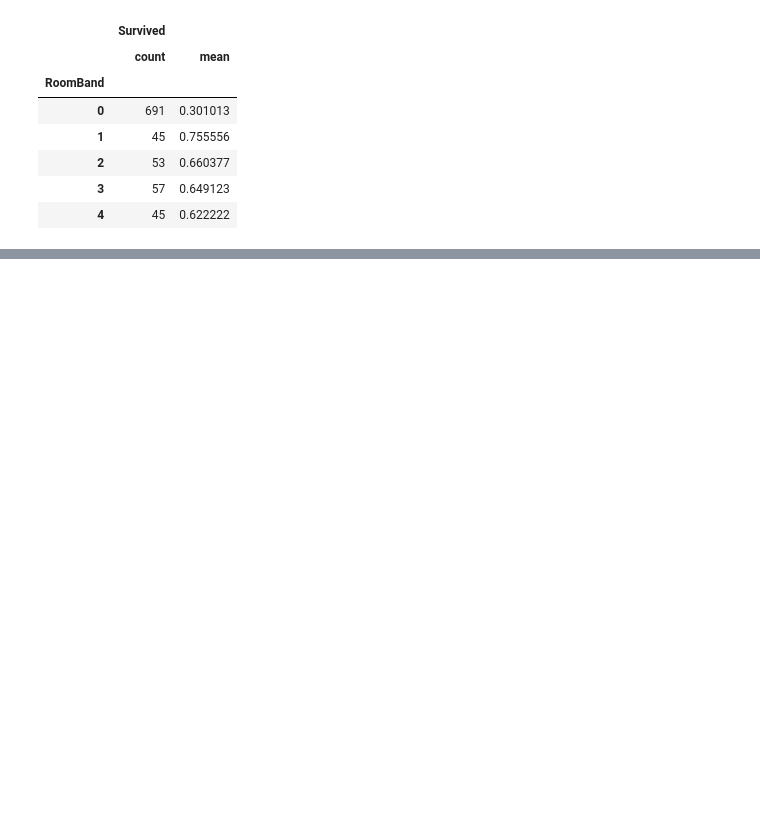
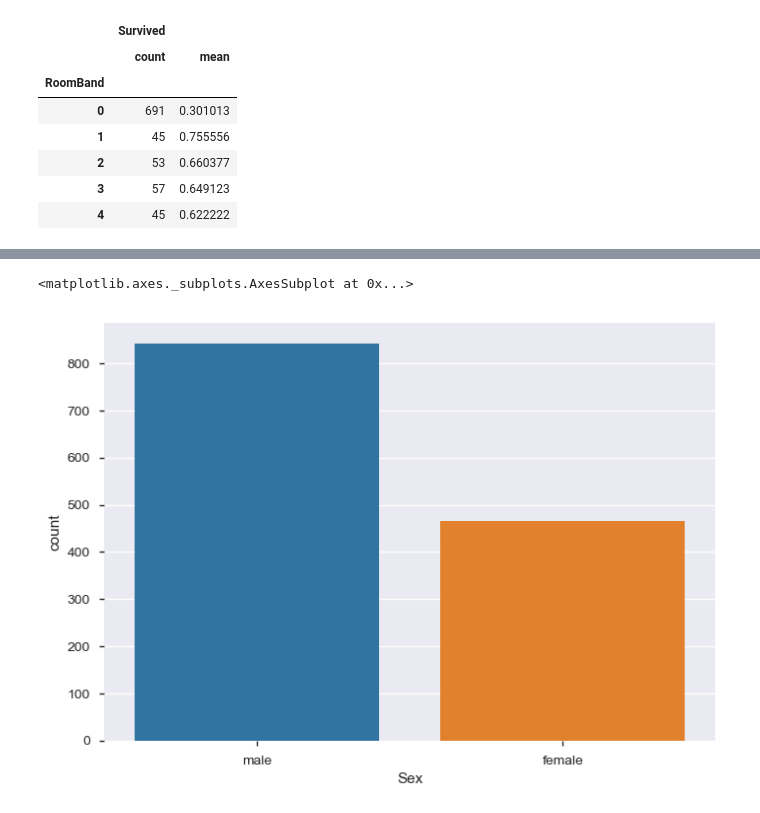
Before and after one commit to aki-06/XGBoost, a Jupyter notebook: XGBoost.ipynb, the cells around one changed output, grey strips where cells are left out. Cells and saved outputs as stored; diff of their text form; code cells hidden in the pictures; blank space fills up the shorter version.

```diff
--- a/XGBoost.ipynb
+++ b/XGBoost.ipynb
@@ -445,0 +484,5 @@ data['odd'] = data['Ticket'].str.slice(-1)
+# %%
+sns.countplot(data['Sex'])
+# %% [output]
+<matplotlib.axes._subplots.AxesSubplot at 0x...>
+[figure, added]
```
Also changed, not shown: parts of 10 cells of this notebook.
